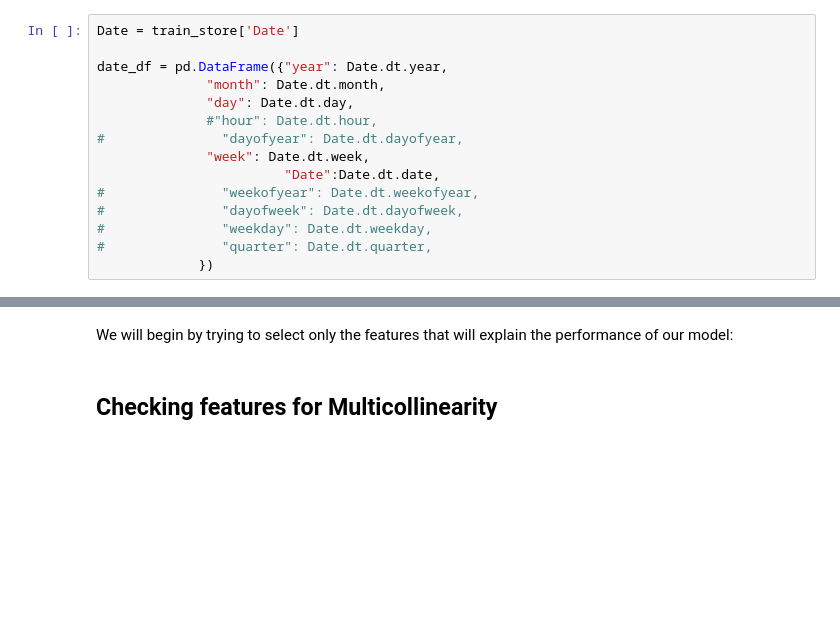
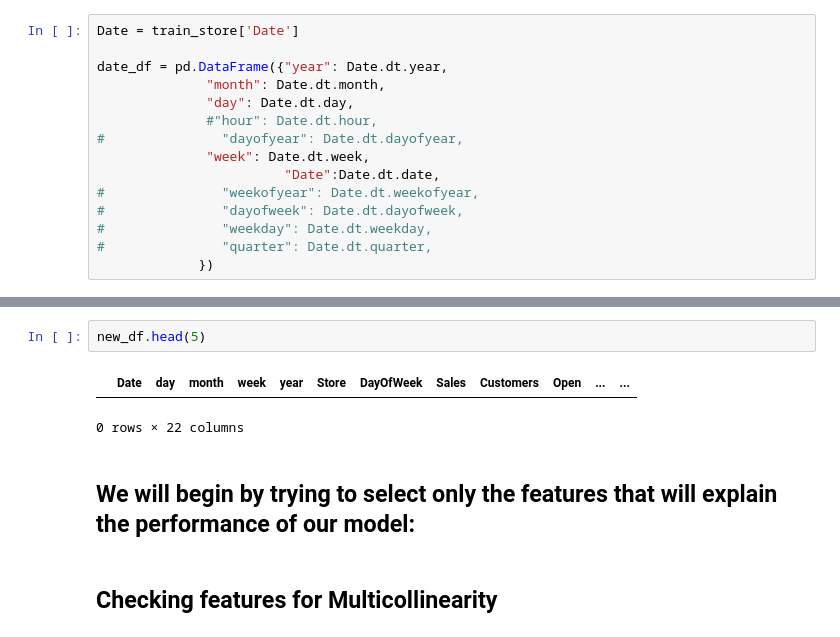
Before and after one commit to anthonymiyoro/RossmanScorePrediction, a Jupyter notebook: Feature Selection and Model Building.ipynb, the cells around one changed output, grey strips where cells are left out. Saved outputs shown, nothing was run; the diff lists cells and outputs as text; blank space fills up the shorter version.

Commit message:
added datetime column fic

```diff
--- a/Feature Selection and Model Building.ipynb
+++ b/Feature Selection and Model Building.ipynb
@@ -89,5 +102,10 @@ date_df = pd.DataFrame({"year": Date.dt.year,
+# %%
+new_df.head(5)
+# %% [output]
+|  | Date | day | month | week | year | Store | DayOfWeek | Sales | Customers | Open | ... | ... |
+0 rows × 22 columns
 # %% [markdown]
-We will begin by trying to select only the features that will explain the performance of our model:
+## We will begin by trying to select only the features that will explain the performance of our model:
 # %% [markdown]
 ## Checking features for Multicollinearity
 # %% [markdown]
```
Also changed, not shown: parts of 5 cells of this notebook.
